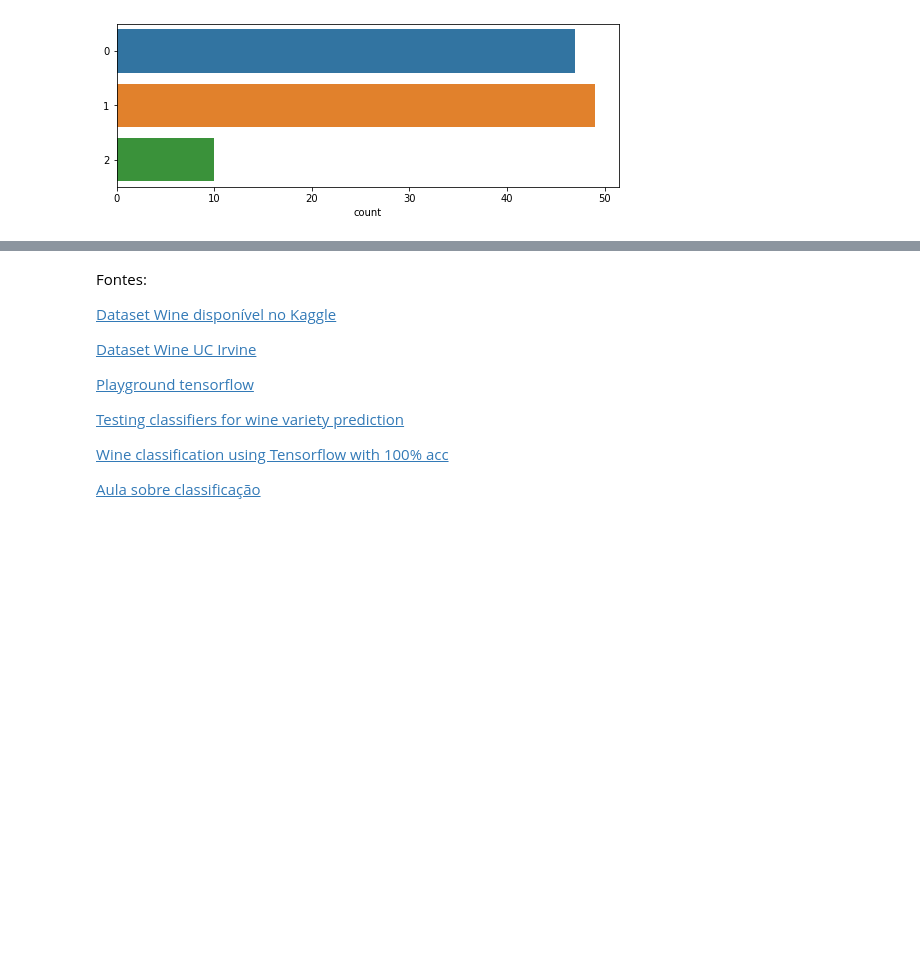
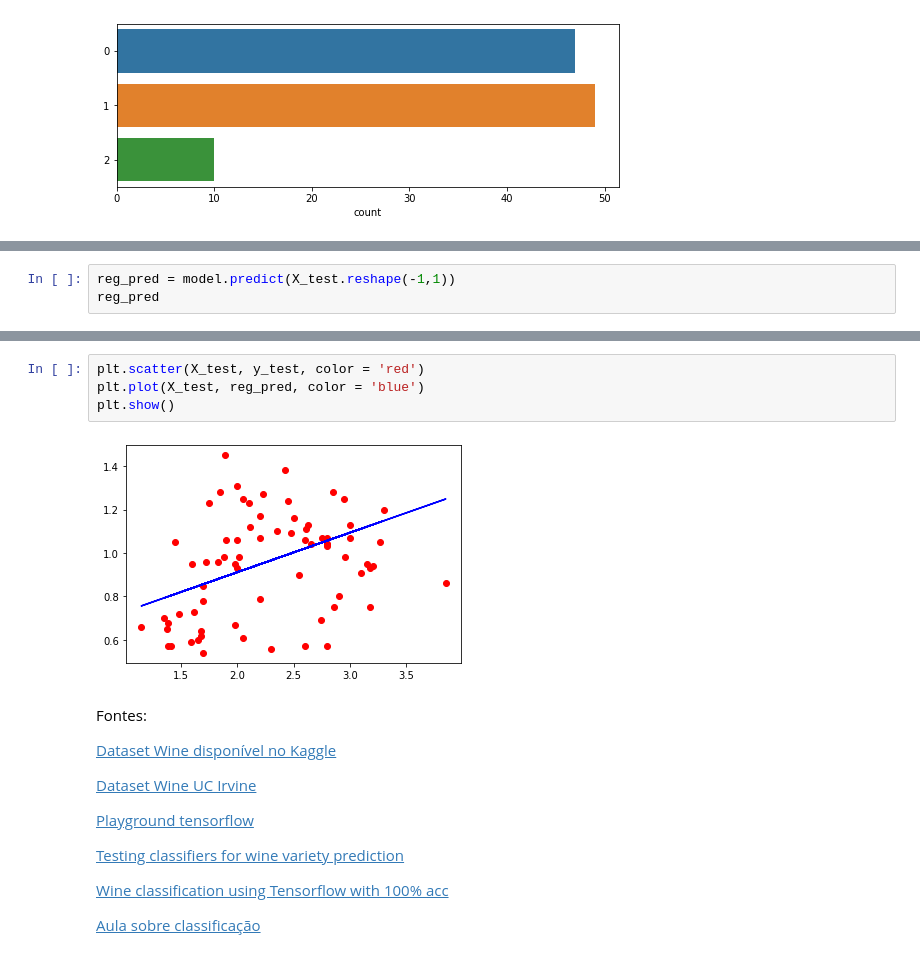
Before and after one commit to ReinaldoDiasAbreu/redes_multicamadas, a Jupyter notebook: Exercício_7_Redes_Neurais_Multicamadas.ipynb, the cells around one changed output, grey strips where cells are left out. Saved outputs shown, nothing was run; the diff lists cells and outputs as text; blank space fills up the shorter version.

```diff
--- a/Exercício_7_Redes_Neurais_Multicamadas.ipynb
+++ b/Exercício_7_Redes_Neurais_Multicamadas.ipynb
@@ -357,0 +496,3 @@ plt.show()
+# %%
+reg_pred = model.predict(X_test.reshape(-1,1))
+reg_pred
@@ -358,3 +539,9 @@ plt.show()
+# %%
+plt.scatter(X_test, y_test, color = 'red')
+plt.plot(X_test, reg_pred, color = 'blue')
+plt.show()
+# %% [output]
+[figure, added]
 # %% [markdown]
 Fontes:
 
```
Also changed, not shown: parts of 22 cells of this notebook.
